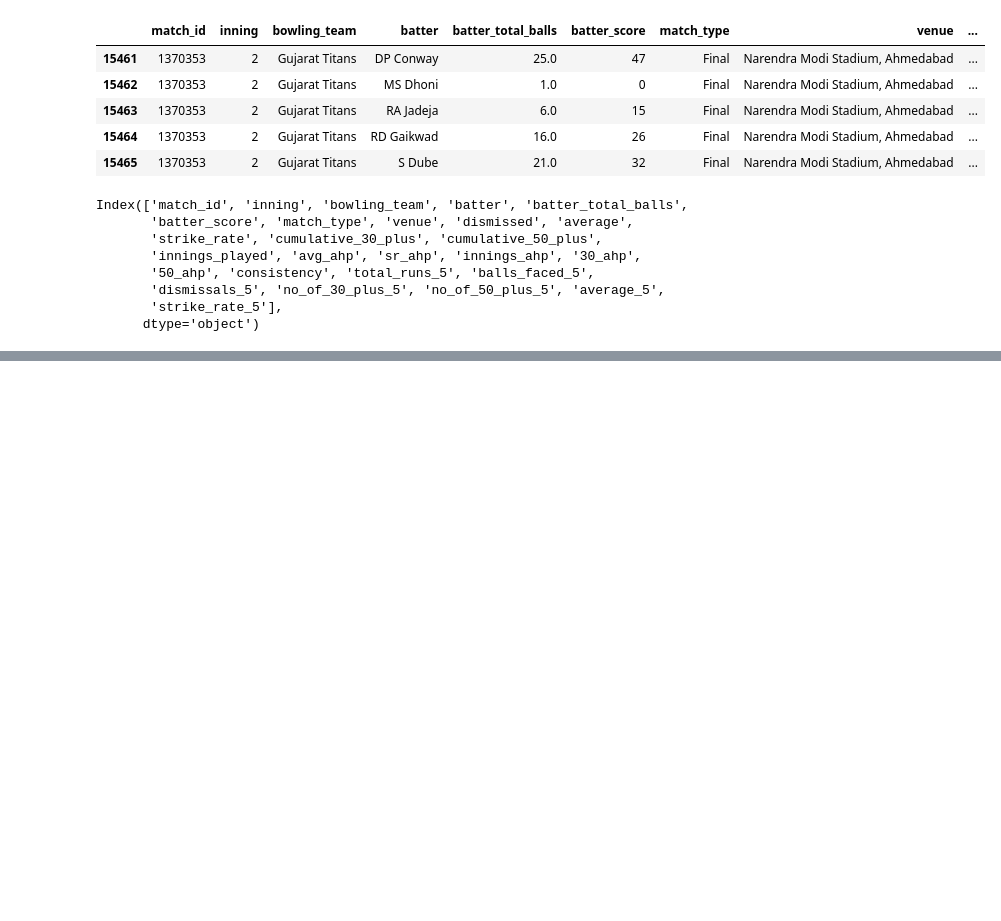
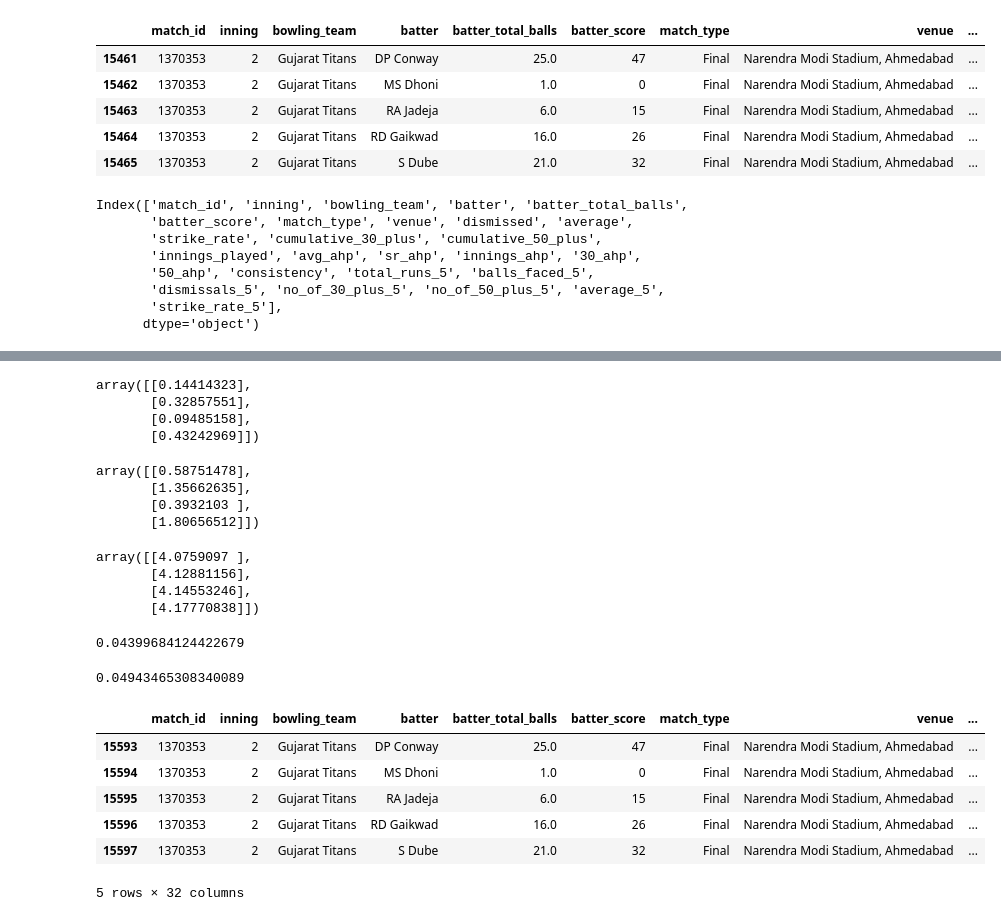
Before and after one commit to depleur/cricforecast, a Jupyter notebook: new_features.ipynb, the cells around one changed output, grey strips where cells are left out. Saved outputs shown, nothing was run; the diff lists cells and outputs as text; code cells hidden in the pictures; blank space fills up the shorter version.

Commit message:
feat: Add new matrix
Signed-off-by: Namit Arjaria <namitarjaria25@gmail.com>

```diff
--- a/new_features.ipynb
+++ b/new_features.ipynb
@@ -254,7 +254,7 @@ rolling_stats = rolling_stats.reset_index(drop=True)
 
 # Step 4: Compute required metrics
 rolling_stats['average_5'] = rolling_stats['total_runs_5'] / rolling_stats['dismissals_5']
-rolling_stats['strike_rate_5'] = rolling_stats['total_runs_5'] / rolling_stats['balls_faced_5']
+rolling_stats['strike_rate_5'] = rolling_stats['total_runs_5'] / rolling_stats['balls_faced_5'] * 100
 
 # Drop intermediate columns
 # rolling_stats = rolling_stats.drop(columns=['balls_faced_5', 'dismissals_5'])
@@ -285,0 +307,11 @@ check['total_runs_5'] = rolling_stats['total_runs_5']
+# %%
+A1 = np.ones((4,1))
+
+for i in range(4):
+    for j in range(4):
+        A1[i][0] *= matrix[i][j]
+    A1[i][0] = A1[i][0]**(1/4)
+# A1 = np.prod(matrix, axis=1) ** (1/5)
+# A1 = A1.reshape(-1, 1)
+np.set_printoptions(suppress=True)
+A1
@@ -285,0 +323,67 @@ check['total_runs_5'] = rolling_stats['total_runs_5']
+# %%
+summation = A1.sum()
+summation
+A2 = A1/summation
+A2
+# %% [output]
+array([[0.14414323],
+       [0.32857551],
+       [0.09485158],
+       [0.43242969]])
+# %%
+#AHP = np.ones((5,1))
+AHP = np.dot(matrix,A2)
+AHP
+# %% [output]
+array([[0.58751478],
+       [1.35662635],
+       [0.3932103 ],
+       [1.80656512]])
+# %%
+A4 = AHP/A2
+A4
+# %% [output]
+array([[4.0759097 ],
+       [4.12881156],
+       [4.14553246],
+       [4.17770838]])
+# %%
+mean = A4.mean()
+mean
+CI = (mean - 4) / 3
+CI
+# %% [output]
+0.04399684124422679
+# %%
+CR = CI/0.89
+CR
+# CR SHOULD BE LESS THAN 0.1
+# %% [output]
+0.04943465308340089
+# %%
+df['avg_fahp'] = df['average_5'].apply(lambda x: 1 if x < 20 else (2 if 20 <= x < 25 else (3 if 25 <= x < 30 else (4 if 30 <= x < 40 else (5 if x >= 40 else None)))))
+
+# bins = [-float('inf'), 10, 20, 30, 40, float('inf')]
+# labels = [1, 2, 3, 4, 5]
+
+# df['avg_fahp'] = pd.cut(df['average'], bins=bins, labels=labels, right=False)
+
+df['sr_fahp'] = df['strike_rate_5'].apply(lambda x: 1 if x < 100 else (2 if 100 <= x < 120 else (3 if 120 <= x < 140 else (4 if 140 <= x < 160 else (5 if x >= 160 else None)))))
+
+# df['innings_fahp'] = df['innings_played'].apply(lambda x: 1 if x < 20 else (2 if 20 <= x < 40 else (3 if 40 <= x < 60 else (4 if 60 <= x < 80 else (5 if x >= 80 else None)))))
+
+df['30_fahp'] = df['no_of_30_plus_5'].apply(lambda x: 1 if x < 5 else (2 if 5 <= x < 15 else (3 if 15 <= x < 25 else (4 if 25 <= x < 35 else (5 if x >= 35 else None)))))
+
+df['50_fahp'] = df['no_of_50_plus_5'].apply(lambda x: 1 if x < 5 else (2 if 5 <= x < 10 else (3 if 10 <= x < 20 else (4 if 20 <= x < 25 else (5 if x >= 25 else None)))))
+
+df['form'] = df['avg_fahp']*AHP[0][0] + df['sr_fahp']*AHP[1][0] + df['30_fahp']*AHP[2][0] + df['50_fahp']*AHP[3][0]
+
+df.tail()
+# %% [output]
+|  | match_id | inning | bowling_team | batter | batter_total_balls | batter_score | match_type | venue | ... |
+| 15593 | 1370353 | 2 | Gujarat Titans | DP Conway | 25.0 | 47 | Final | Narendra Modi Stadium, Ahmedabad | ... |
+| 15594 | 1370353 | 2 | Gujarat Titans | MS Dhoni | 1.0 | 0 | Final | Narendra Modi Stadium, Ahmedabad | ... |
+| 15595 | 1370353 | 2 | Gujarat Titans | RA Jadeja | 6.0 | 15 | Final | Narendra Modi Stadium, Ahmedabad | ... |
+| 15596 | 1370353 | 2 | Gujarat Titans | RD Gaikwad | 16.0 | 26 | Final | Narendra Modi Stadium, Ahmedabad | ... |
+| 15597 | 1370353 | 2 | Gujarat Titans | S Dube | 21.0 | 32 | Final | Narendra Modi Stadium, Ahmedabad | ... |
+5 rows × 32 columns
```
Also changed, not shown: parts of 6 cells of this notebook.
